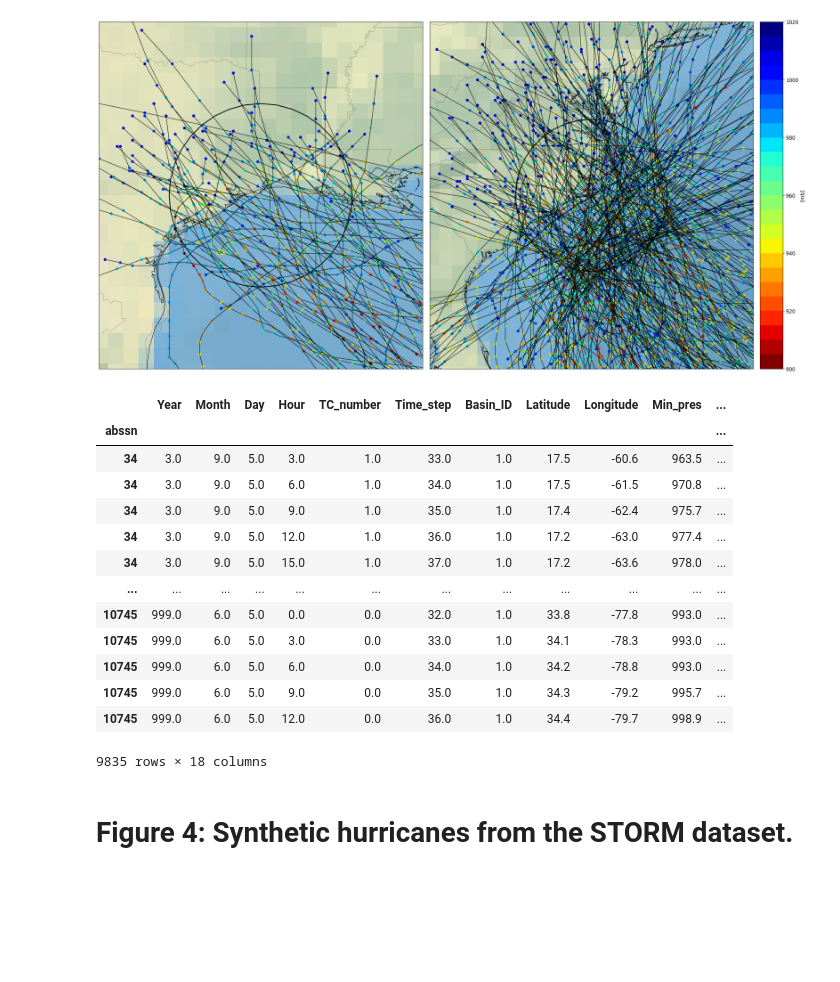
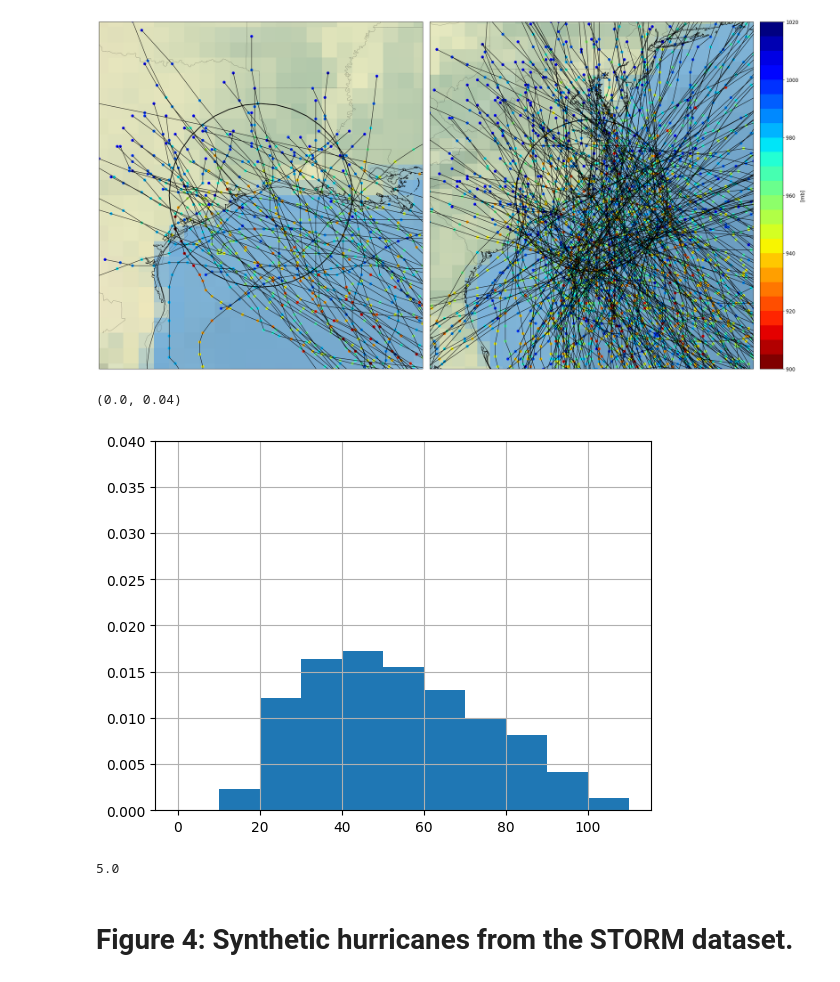
Before and after one commit to BrianOBlanton/CHEER-STORM, a Jupyter notebook: STORM_LoadDemo.ipynb, the cells around one changed output. Drawn from its saved outputs; the diff is of its cells as text; code cells hidden in the pictures; blank space fills up the shorter version.

```diff
--- a/STORM_LoadDemo.ipynb
+++ b/STORM_LoadDemo.ipynb
@@ -259,23 +262,17 @@ if makeplots:
 Number of NC events = 240
 Number of TX events = 69
 [figure]
-# %%
-df_nc
-# %% [output]
-|  | Year | Month | Day | Hour | TC_number | Time_step | Basin_ID | Latitude | Longitude | Min_pres | ... |
-| abssn |  |  |  |  |  |  |  |  |  |  | ... |
-| 34 | 3.0 | 9.0 | 5.0 | 3.0 | 1.0 | 33.0 | 1.0 | 17.5 | -60.6 | 963.5 | ... |
-| 34 | 3.0 | 9.0 | 5.0 | 6.0 | 1.0 | 34.0 | 1.0 | 17.5 | -61.5 | 970.8 | ... |
-| 34 | 3.0 | 9.0 | 5.0 | 9.0 | 1.0 | 35.0 | 1.0 | 17.4 | -62.4 | 975.7 | ... |
-| 34 | 3.0 | 9.0 | 5.0 | 12.0 | 1.0 | 36.0 | 1.0 | 17.2 | -63.0 | 977.4 | ... |
-| 34 | 3.0 | 9.0 | 5.0 | 15.0 | 1.0 | 37.0 | 1.0 | 17.2 | -63.6 | 978.0 | ... |
-| ... | ... | ... | ... | ... | ... | ... | ... | ... | ... | ... | ... |
-| 10745 | 999.0 | 6.0 | 5.0 | 0.0 | 0.0 | 32.0 | 1.0 | 33.8 | -77.8 | 993.0 | ... |
-| 10745 | 999.0 | 6.0 | 5.0 | 3.0 | 0.0 | 33.0 | 1.0 | 34.1 | -78.3 | 993.0 | ... |
-| 10745 | 999.0 | 6.0 | 5.0 | 6.0 | 0.0 | 34.0 | 1.0 | 34.2 | -78.8 | 993.0 | ... |
-| 10745 | 999.0 | 6.0 | 5.0 | 9.0 | 0.0 | 35.0 | 1.0 | 34.3 | -79.2 | 995.7 | ... |
-| 10745 | 999.0 | 6.0 | 5.0 | 12.0 | 0.0 | 36.0 | 1.0 | 34.4 | -79.7 | 998.9 | ... |
-9835 rows × 18 columns
+# %%
+axx=(-(df_nc['Min_pres']-1020)).hist( density=True, bins=range(0,120,10))
+axx.set_ylim([0, .040])
+axx.set_xlabel('Delta-P')
+# %% [output]
+(0.0, 0.04)
+[figure, added]
+# %%
+df.Category.max()
+# %% [output]
+5.0
 # %%
 if writeoutputfiles:
     # Flush tracks to csv files
```
Also changed, not shown: parts of 4 cells of this notebook, 3 other files.
